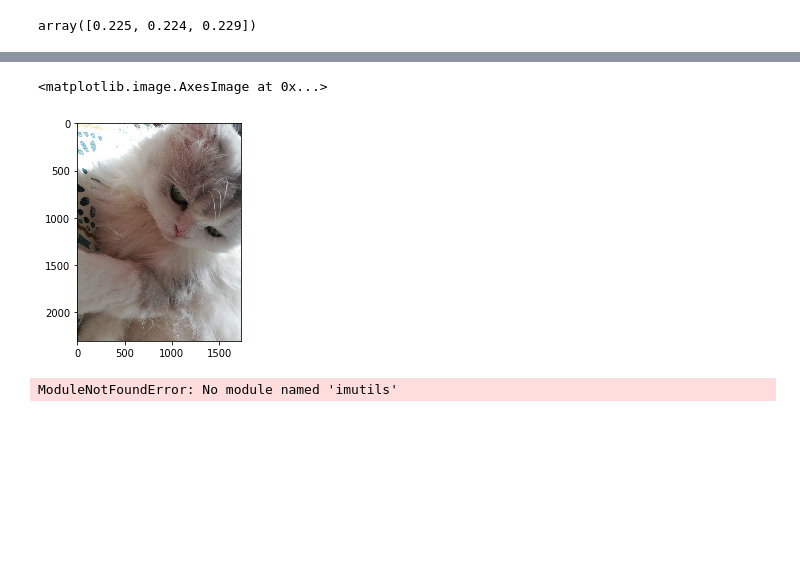
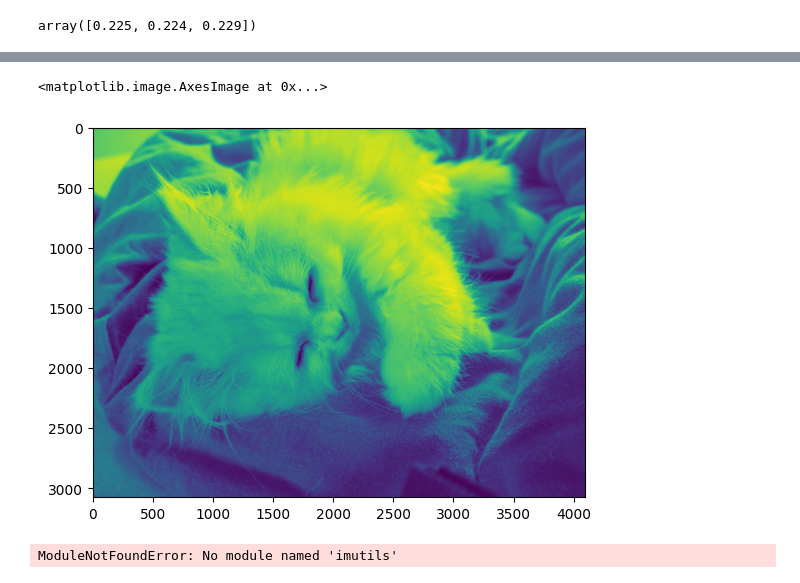
Before and after one commit to hellonico/opencv4_java_tutorial, a Jupyter notebook: jupyter/some_python.ipynb, the cells around one changed output, grey strips where cells are left out. Drawn from its saved outputs; the diff is of its cells as text; code cells hidden in the pictures; blank space fills up the shorter version.

```diff
--- a/jupyter/some_python.ipynb
+++ b/jupyter/some_python.ipynb
@@ -43,9 +45,9 @@ img3: int = cv.imread("https://raw.githubusercontent.com/hellonico/opencv4_java_
 # %%
-img4 = img[:,:,::-1]
+img4 = img[:,:,::+3]
 plt.imshow(img4)
 # %% [output]
 <matplotlib.image.AxesImage at 0x...>
-[figure, old version]
+[figure, new version]
 # %%
 # %% [output]
 ModuleNotFoundError: No module named 'imutils'
```
Also changed, not shown: parts of 2 cells of this notebook, 42 other files.
